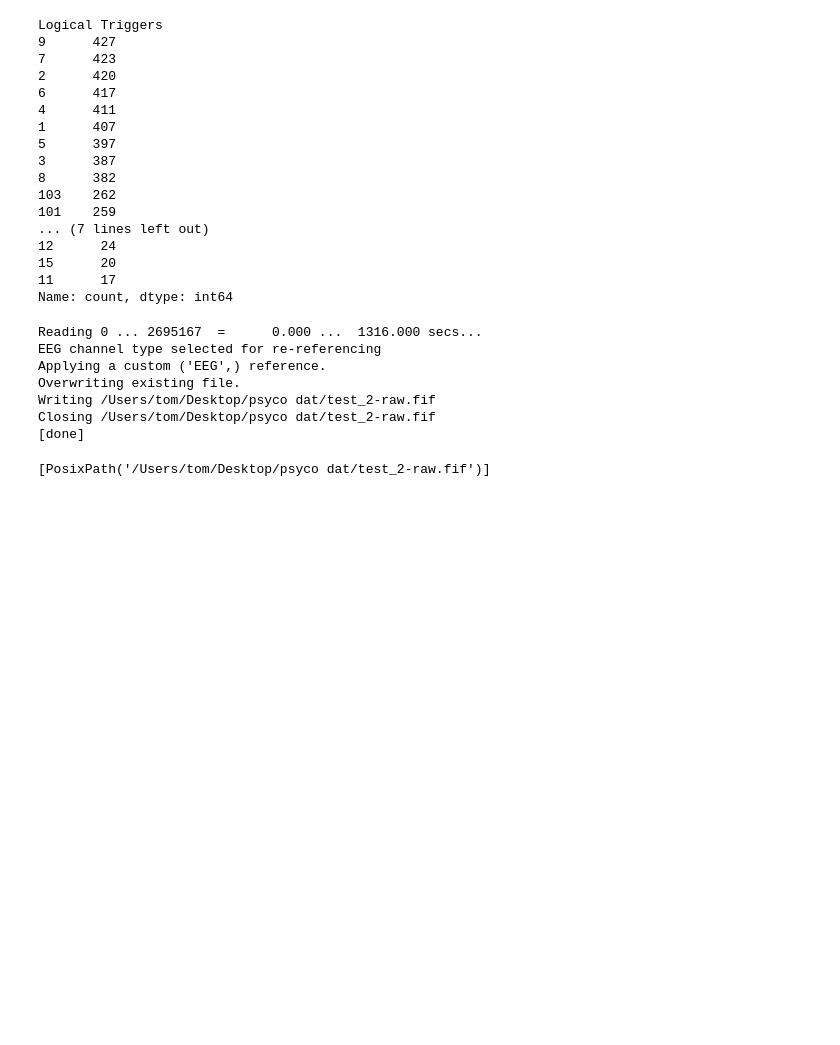
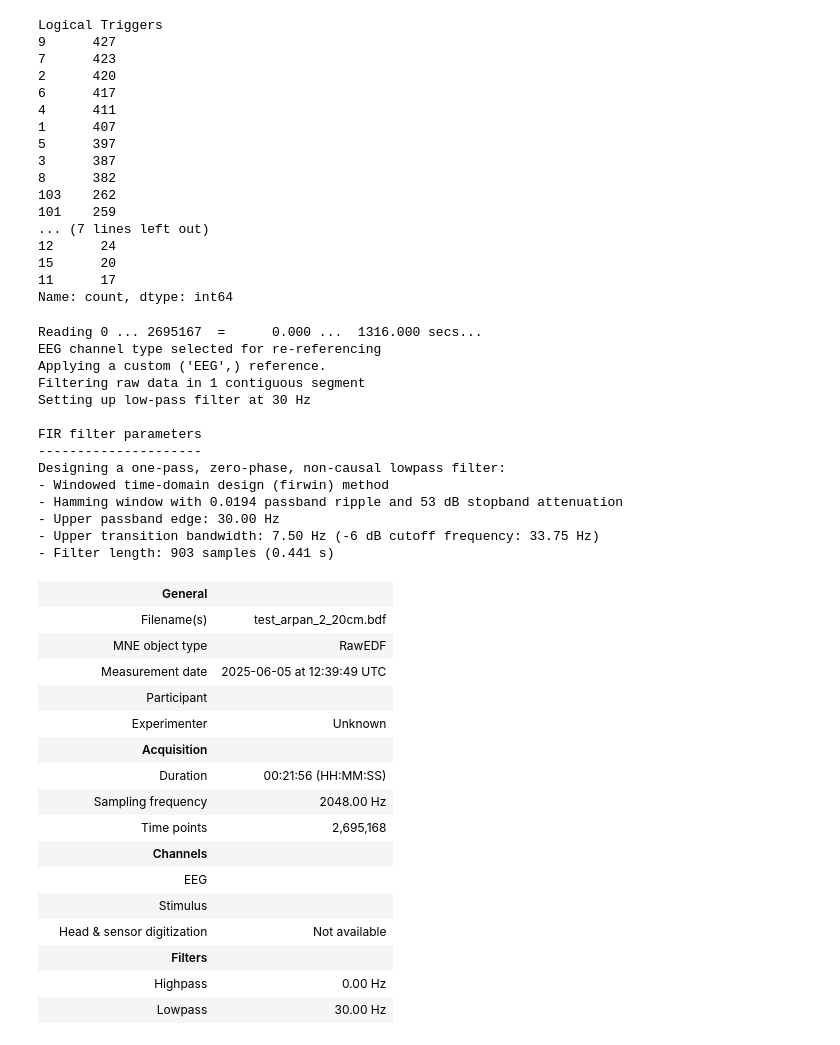
Before and after one commit to tomjefferis/Visual-Acuity-P3, a Jupyter notebook: analysis.ipynb, the cells around one changed output. Cells and saved outputs as stored; diff of their text form; code cells hidden in the pictures; blank space fills up the shorter version.

```diff
--- a/analysis.ipynb
+++ b/analysis.ipynb
@@ -82,21 +83,45 @@ Name: count, dtype: int64
 # %%
 # re reference the data to average of T7 and T8
 raw.load_data()  # Load the data into memory
+#raw.set_eeg_reference(ref_channels=['T7', 'T8'], projection=False)
 raw.set_eeg_reference(ref_channels=['EXG7', 'EXG8'], projection=False)
 # decimate the data to 256Hz
 #raw.resample(256, npad='auto')
 # filter above 30Hz lowpass
-#raw.filter(None, 30, fir_design='firwin', skip_by_annotation='edge')
+raw.filter(None, 30, fir_design='firwin', skip_by_annotation='edge')
 # Save the modified raw data to a new file
-raw.save('/Users/tom/Desktop/psyco dat/test_2-raw.fif', overwrite=True)
+#raw.save('/psyco dat/test_2-raw.fif', overwrite=True)
 # %% [output]
 Reading 0 ... 2695167  =      0.000 ...  1316.000 secs...
 EEG channel type selected for re-referencing
 Applying a custom ('EEG',) reference.
-Overwriting existing file.
-Writing /Users/tom/Desktop/psyco dat/test_2-raw.fif
-Closing /Users/tom/Desktop/psyco dat/test_2-raw.fif
-[done]
+Filtering raw data in 1 contiguous segment
+Setting up low-pass filter at 30 Hz
+
+FIR filter parameters
+---------------------
+Designing a one-pass, zero-phase, non-causal lowpass filter:
+- Windowed time-domain design (firwin) method
+- Hamming window with 0.0194 passband ripple and 53 dB stopband attenuation
+- Upper passband edge: 30.00 Hz
+- Upper transition bandwidth: 7.50 Hz (-6 dB cutoff frequency: 33.75 Hz)
+- Filter length: 903 samples (0.441 s)
-[PosixPath('/Users/tom/Desktop/psyco dat/test_2-raw.fif')]
+|  | General |  |
+|  | Filename(s) | test_arpan_2_20cm.bdf |
+|  | MNE object type | RawEDF |
+|  | Measurement date | 2025-06-05 at 12:39:49 UTC |
+|  | Participant |  |
+|  | Experimenter | Unknown |
+|  | Acquisition |  |
+|  | Duration | 00:21:56 (HH:MM:SS) |
+|  | Sampling frequency | 2048.00 Hz |
+|  | Time points | 2,695,168 |
+|  | Channels |  |
+|  | EEG |  |
+|  | Stimulus |  |
+|  | Head & sensor digitization | Not available |
+|  | Filters |  |
+|  | Highpass | 0.00 Hz |
+|  | Lowpass | 30.00 Hz |
 # %%
 # Find indices of events with logical event ID 19
```
Also changed, not shown: parts of 4 cells of this notebook, 1 other file.
